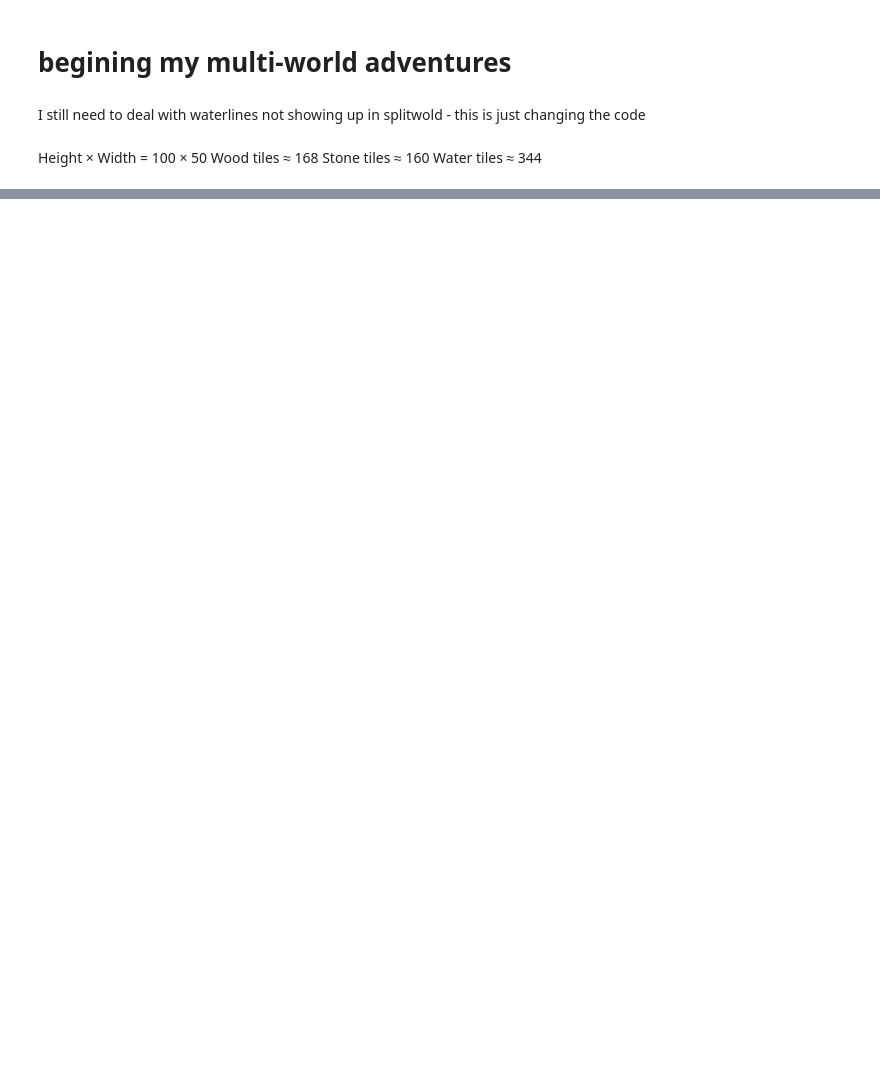
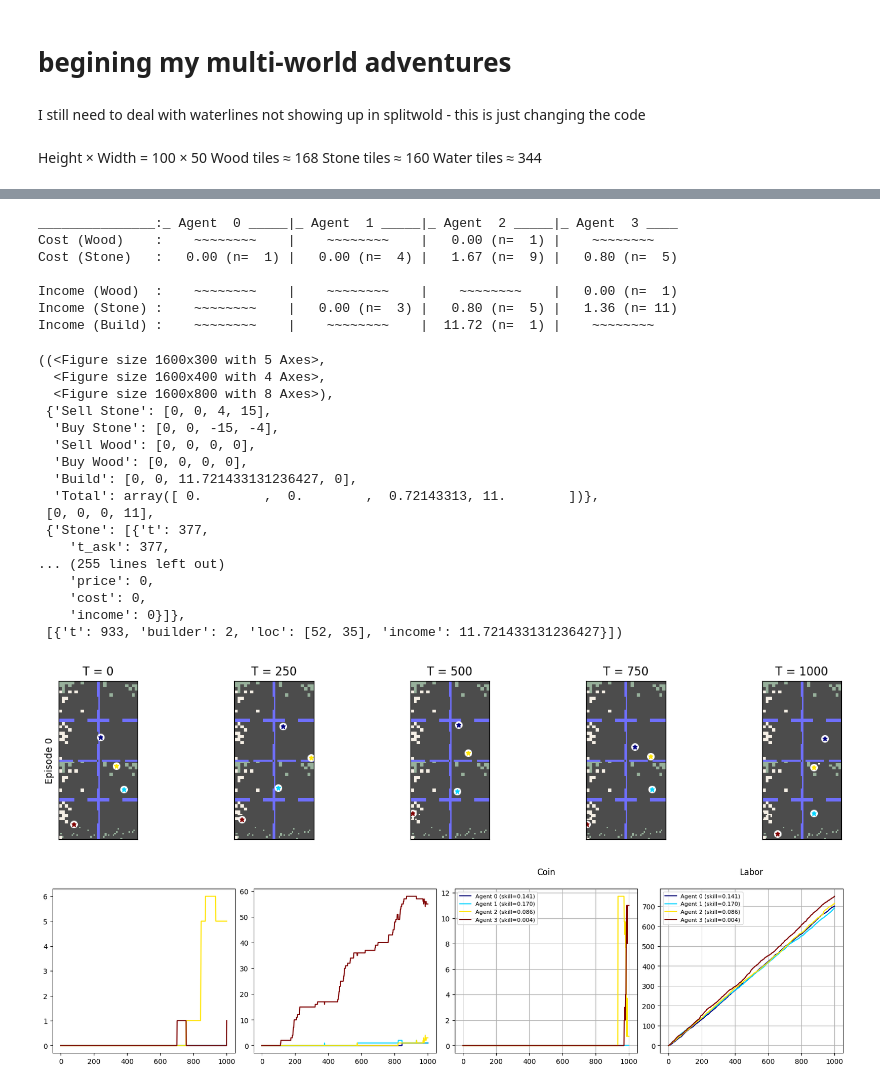
Before and after one commit to DragonsAreFuckingCool/DRL-in-international-economy-ai-economist-, a Jupyter notebook: tutorials/economic_simulation_basic.ipynb, the cells around one changed output, grey strips where cells are left out. Cells and saved outputs as stored; diff of their text form; code cells hidden in the pictures; blank space fills up the shorter version.

```diff
--- a/tutorials/economic_simulation_basic.ipynb
+++ b/tutorials/economic_simulation_basic.ipynb
@@ -953,0 +911,37 @@ play_random_episode(env, plot_every=100)
+# %%
+obs = env.reset(force_dense_logging=True)
+
+for t in range(env.episode_length):
+    actions = sample_random_actions(env, obs)
+    obs, rew, done, info = env.step(actions)
+
+dense_log_split = env.previous_episode_dense_log
+
+plotting.breakdown(dense_log_split)
+# %% [output]
+_______________:_ Agent  0 _____|_ Agent  1 _____|_ Agent  2 _____|_ Agent  3 ____
+Cost (Wood)    :    ~~~~~~~~    |    ~~~~~~~~    |   0.00 (n=  1) |    ~~~~~~~~
+Cost (Stone)   :   0.00 (n=  1) |   0.00 (n=  4) |   1.67 (n=  9) |   0.80 (n=  5)
+
+Income (Wood)  :    ~~~~~~~~    |    ~~~~~~~~    |    ~~~~~~~~    |   0.00 (n=  1)
+Income (Stone) :    ~~~~~~~~    |   0.00 (n=  3) |   0.80 (n=  5) |   1.36 (n= 11)
+Income (Build) :    ~~~~~~~~    |    ~~~~~~~~    |  11.72 (n=  1) |    ~~~~~~~~
+((<Figure size 1600x300 with 5 Axes>,
+  <Figure size 1600x400 with 4 Axes>,
+  <Figure size 1600x800 with 8 Axes>),
+ {'Sell Stone': [0, 0, 4, 15],
+  'Buy Stone': [0, 0, -15, -4],
+  'Sell Wood': [0, 0, 0, 0],
+  'Buy Wood': [0, 0, 0, 0],
+  'Build': [0, 0, 11.721433131236427, 0],
+  'Total': array([ 0.        ,  0.        ,  0.72143313, 11.        ])},
+ [0, 0, 0, 11],
+ {'Stone': [{'t': 377,
+    't_ask': 377,
+... (255 lines left out)
+    'price': 0,
+    'cost': 0,
+    'income': 0}]},
+ [{'t': 933, 'builder': 2, 'loc': [52, 35], 'income': 11.721433131236427}])
+[figure, added]
+[figure, added]
```
Also changed, not shown: parts of 26 cells of this notebook.
